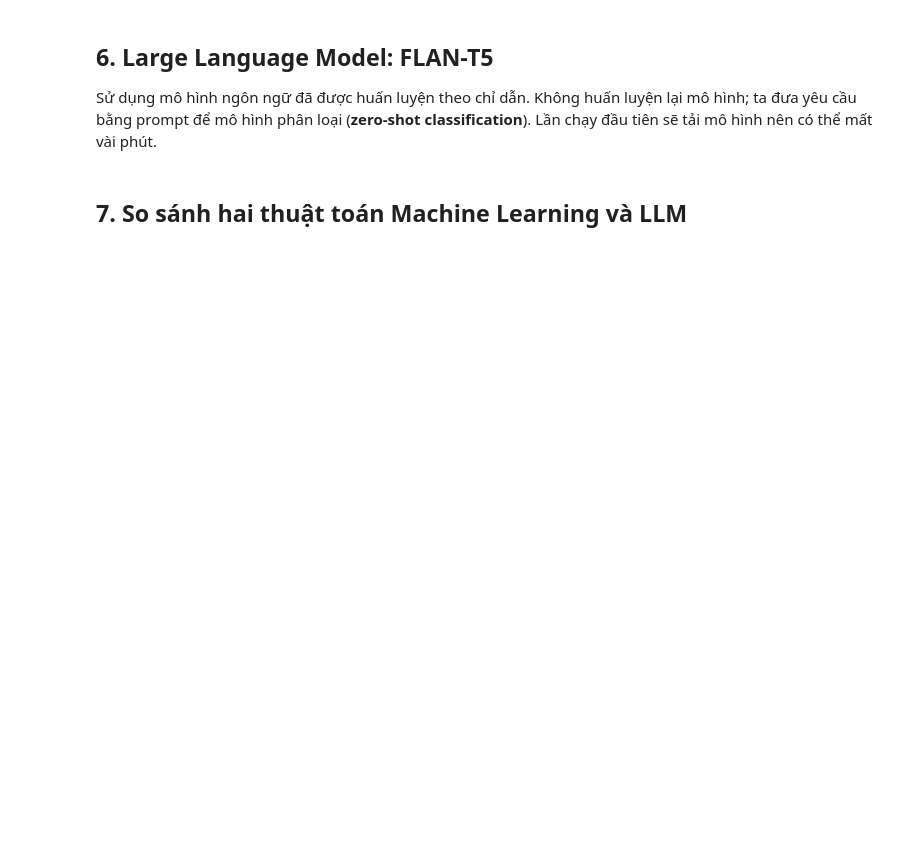
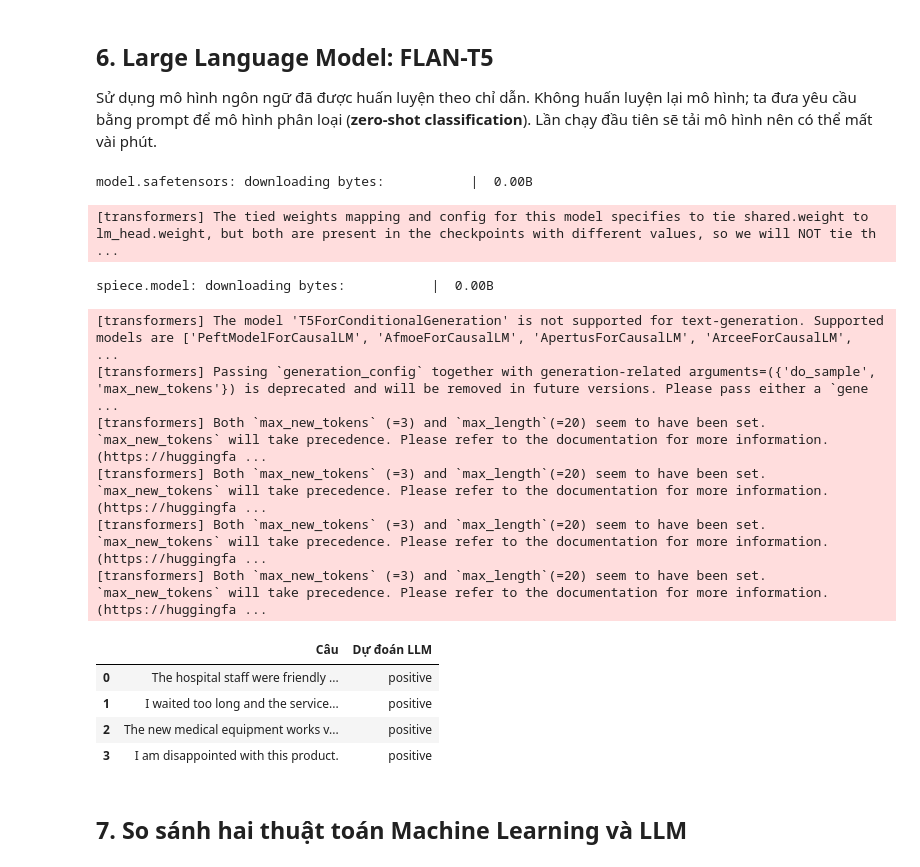
Before and after one commit to chithuapham/mse-python-ml-learning, a Jupyter notebook: Exercise_Pham Chi Thua.ipynb, the cells around one changed output. Cells and saved outputs as stored; diff of their text form; code cells hidden in the pictures; blank space fills up the shorter version.

```diff
--- a/Exercise_Pham Chi Thua.ipynb
+++ b/Exercise_Pham Chi Thua.ipynb
@@ -193,26 +257,41 @@ Sử dụng mô hình ngôn ngữ đã được huấn luyện theo chỉ dẫn.
 # %%
 from transformers import pipeline
 
 llm = pipeline(
-    task='text2text-generation',
+    task='text-generation',
     model='google/flan-t5-small',
     tokenizer='google/flan-t5-small'
 )
 
 def predict_llm(sentence):
     prompt = (
         'Classify the sentiment of the following text. '
         'Answer with exactly one word: positive, neutral, or negative.\n'
         f'Text: {sentence}\nSentiment:'
     )
     result = llm(prompt, max_new_tokens=3, do_sample=False)[0]['generated_text'].strip()
     if 'positive' in result.lower(): return 'positive'
     if 'negative' in result.lower(): return 'negative'
     if 'neutral' in result.lower(): return 'neutral'
     return result
 
 llm_results = [predict_llm(s) for s in sample_sentences]
 display(pd.DataFrame({'Câu': sample_sentences, 'Dự đoán LLM': llm_results}))
+# %% [output]
+model.safetensors: downloading bytes:           |  0.00B
+[transformers] The tied weights mapping and config for this model specifies to tie shared.weight to lm_head.weight, but both are present in the checkpoints with different values, so we will NOT tie th ...
+spiece.model: downloading bytes:           |  0.00B
+[transformers] The model 'T5ForConditionalGeneration' is not supported for text-generation. Supported models are ['PeftModelForCausalLM', 'AfmoeForCausalLM', 'ApertusForCausalLM', 'ArceeForCausalLM',  ...
+[transformers] Passing `generation_config` together with generation-related arguments=({'do_sample', 'max_new_tokens'}) is deprecated and will be removed in future versions. Please pass either a `gene ...
+[transformers] Both `max_new_tokens` (=3) and `max_length`(=20) seem to have been set. `max_new_tokens` will take precedence. Please refer to the documentation for more information. (https://huggingfa ...
+[transformers] Both `max_new_tokens` (=3) and `max_length`(=20) seem to have been set. `max_new_tokens` will take precedence. Please refer to the documentation for more information. (https://huggingfa ...
+[transformers] Both `max_new_tokens` (=3) and `max_length`(=20) seem to have been set. `max_new_tokens` will take precedence. Please refer to the documentation for more information. (https://huggingfa ...
+[transformers] Both `max_new_tokens` (=3) and `max_length`(=20) seem to have been set. `max_new_tokens` will take precedence. Please refer to the documentation for more information. (https://huggingfa ...
+|  | Câu | Dự đoán LLM |
+| 0 | The hospital staff were friendly ... | positive |
+| 1 | I waited too long and the service... | positive |
+| 2 | The new medical equipment works v... | positive |
+| 3 | I am disappointed with this product. | positive |
 # %% [markdown]
 ## 7. So sánh hai thuật toán Machine Learning và LLM
 # %%
```
Also changed, not shown: parts of 7 cells of this notebook.
